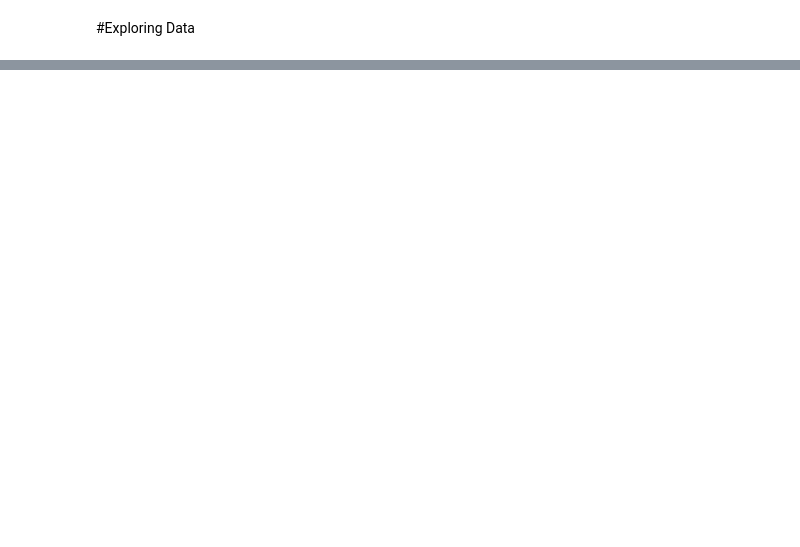
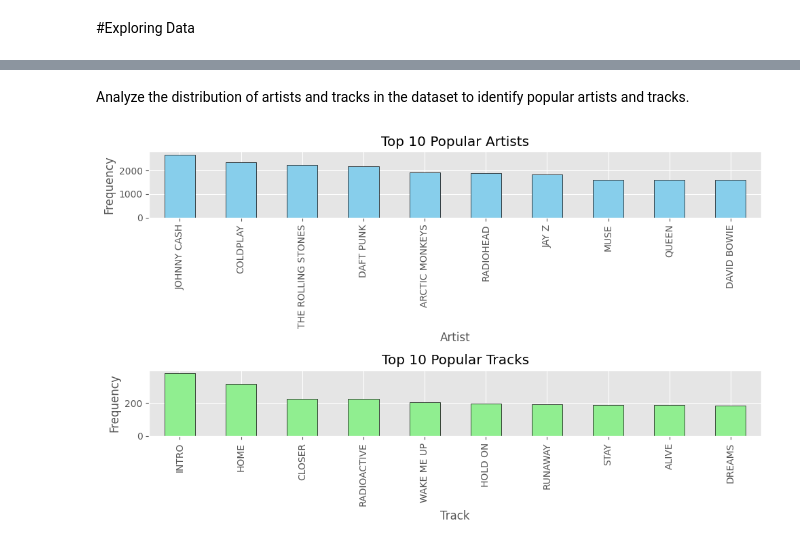
Before and after one commit to lynseybwisa/Spotify-Playlist-EDA, a Jupyter notebook: SpotifyPlaylistEDA.ipynb, the cells around one changed output, grey strips where cells are left out. Drawn from its saved outputs; the diff is of its cells as text; code cells hidden in the pictures; blank space fills up the shorter version.

```diff
--- a/SpotifyPlaylistEDA.ipynb
+++ b/SpotifyPlaylistEDA.ipynb
@@ -201,0 +225,33 @@ Categories in 'playlistname' variable:      ['HARD ROCK 2010' 'IOW 2012' nan ...
+# %% [markdown]
+Analyze the distribution of artists and tracks in the dataset to identify popular artists and tracks.
+# %%
+#Calculate the frequency of each artist and track
+popular_artists = spotify_data['artistname'].value_counts()
+popular_tracks = spotify_data['trackname'].value_counts()
+# %%
+#Visualize the top N popular artists and tracks
+top_n_artists = 10  # Replace with the desired number of top popular artists to visualize
+top_n_tracks = 10   # Replace with the desired number of top popular tracks to visualize
+
+plt.figure(figsize=(10, 6))
+
+# Plot top N popular artists
+plt.subplot(2, 1, 1)
+popular_artists.head(top_n_artists).plot(kind='bar', color='skyblue', edgecolor='black')
+plt.xlabel("Artist")
+plt.ylabel("Frequency")
+plt.title(f"Top {top_n_artists} Popular Artists")
+plt.grid(True)
+
+# Plot top N popular tracks
+plt.subplot(2, 1, 2)
+popular_tracks.head(top_n_tracks).plot(kind='bar', color='lightgreen', edgecolor='black')
+plt.xlabel("Track")
+plt.ylabel("Frequency")
+plt.title(f"Top {top_n_tracks} Popular Tracks")
+plt.grid(True)
+
+plt.tight_layout()
+plt.show()
+# %% [output]
+[figure, added]
```
Also changed, not shown: parts of 42 cells of this notebook.
